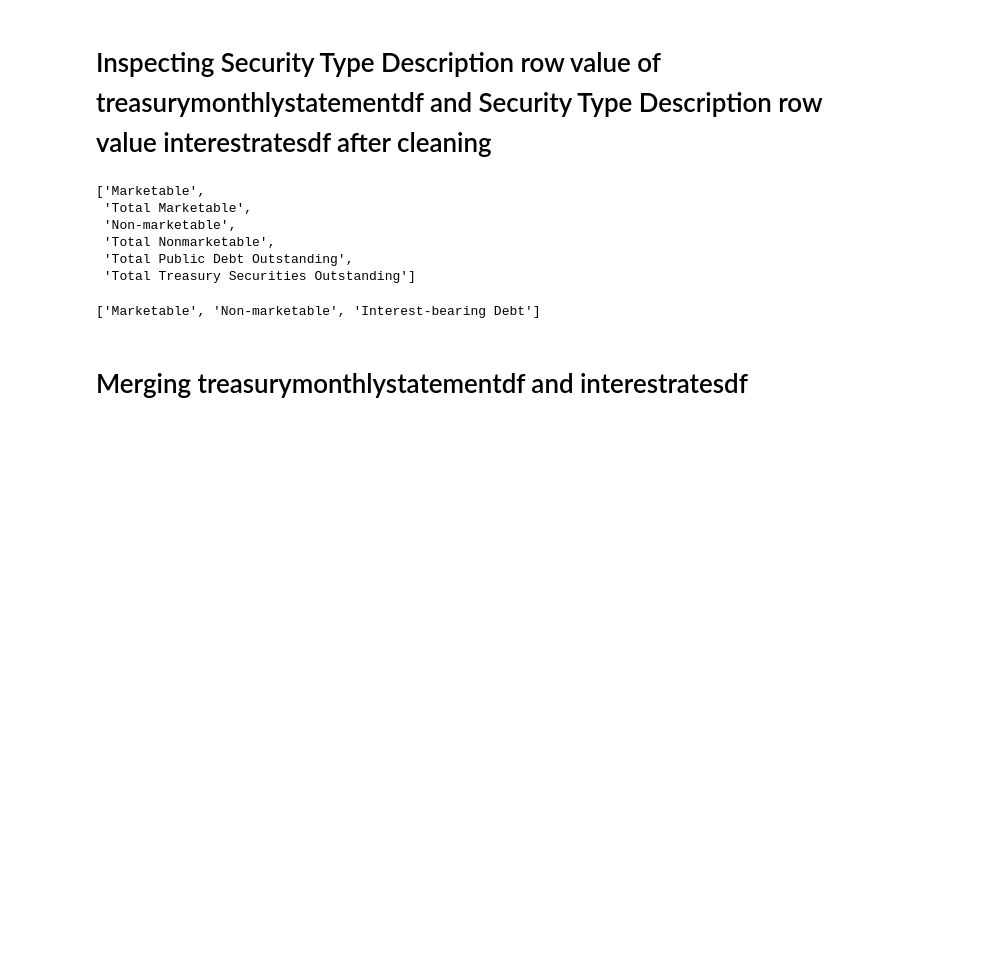
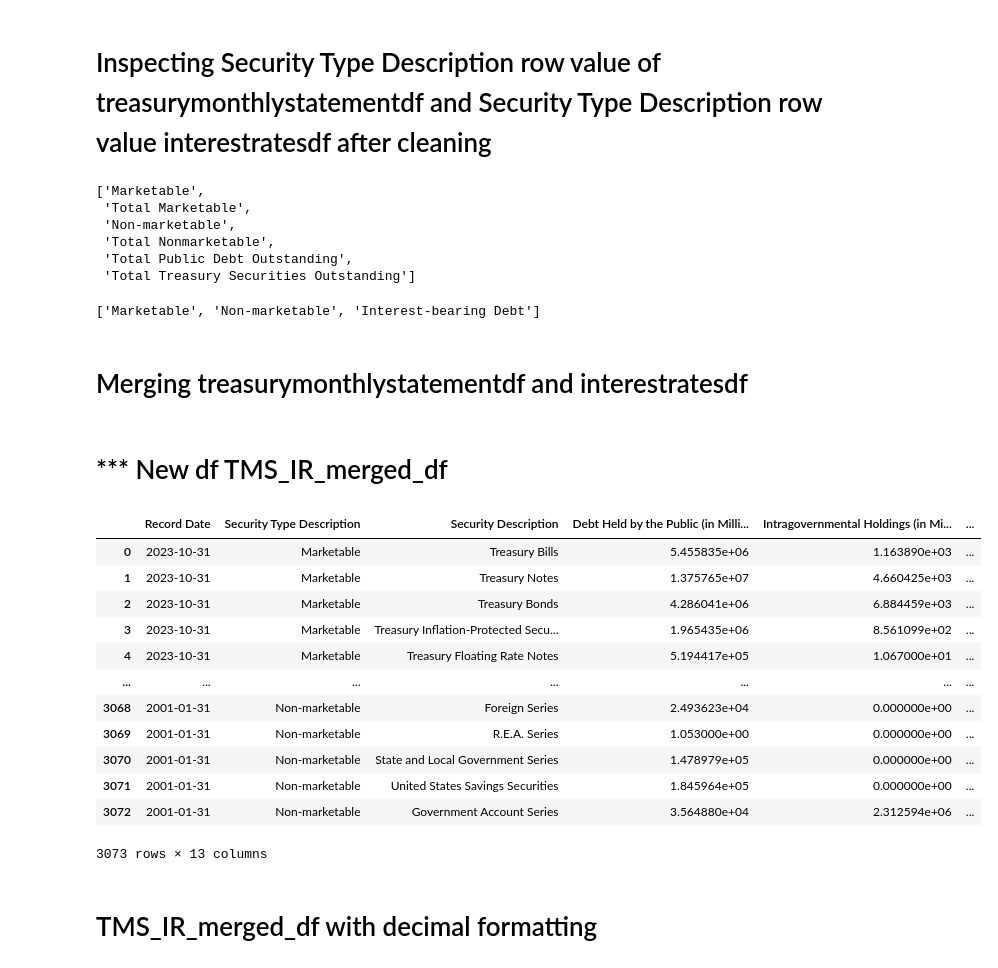
Before and after one commit to felabonte/DataMiningFinalProject, a Jupyter notebook: CS6220_DataMining_FinalProject.ipynb, the cells around one changed output. Saved outputs shown, nothing was run; the diff lists cells and outputs as text; code cells hidden in the pictures; blank space fills up the shorter version.

```diff
--- a/CS6220_DataMining_FinalProject.ipynb
+++ b/CS6220_DataMining_FinalProject.ipynb
@@ -786,3 +790,36 @@ security_type_IR_set
 ['Marketable', 'Non-marketable', 'Interest-bearing Debt']
 # %% [markdown]
 # Merging treasurymonthlystatementdf and interestratesdf
+# %%
+# Merge the two DataFrames on multiple columns ('ID' and 'Name')
+# New df was created with an inner join which returns records that have matching
+#     values in both tables
+TMS_IR_merged_df = pd.merge(treasurymonthlystatementdf, interestratesdf,
+                            on=['Security Type Description', 'Security Description',
+                                'Calendar Year', 'Calendar Quarter Number',
+                                'Calendar Month Number', 'Calendar Day Number', 'Fiscal Year',
+                                'Fiscal Quarter Number', 'Record Date'], how='inner')
+columns_to_drop = ['Source Line Number_x', 'Source Line Number_y']
+TMS_IR_merged_df.drop(columns=columns_to_drop, inplace=True)
+# %% [markdown]
+# *** New df TMS_IR_merged_df
+# %%
+# which is an inner join of treasurymonthlystatementdf and interestratesdf
+
+TMS_IR_merged_df
+# %% [output]
+|  | Record Date | Security Type Description | Security Description | Debt Held by the Public (in Milli... | Intragovernmental Holdings (in Mi... | ... |
+| 0 | 2023-10-31 | Marketable | Treasury Bills | 5.455835e+06 | 1.163890e+03 | ... |
+| 1 | 2023-10-31 | Marketable | Treasury Notes | 1.375765e+07 | 4.660425e+03 | ... |
+| 2 | 2023-10-31 | Marketable | Treasury Bonds | 4.286041e+06 | 6.884459e+03 | ... |
+| 3 | 2023-10-31 | Marketable | Treasury Inflation-Protected Secu... | 1.965435e+06 | 8.561099e+02 | ... |
+| 4 | 2023-10-31 | Marketable | Treasury Floating Rate Notes | 5.194417e+05 | 1.067000e+01 | ... |
+| ... | ... | ... | ... | ... | ... | ... |
+| 3068 | 2001-01-31 | Non-marketable | Foreign Series | 2.493623e+04 | 0.000000e+00 | ... |
+| 3069 | 2001-01-31 | Non-marketable | R.E.A. Series | 1.053000e+00 | 0.000000e+00 | ... |
+| 3070 | 2001-01-31 | Non-marketable | State and Local Government Series | 1.478979e+05 | 0.000000e+00 | ... |
+| 3071 | 2001-01-31 | Non-marketable | United States Savings Securities | 1.845964e+05 | 0.000000e+00 | ... |
+| 3072 | 2001-01-31 | Non-marketable | Government Account Series | 3.564880e+04 | 2.312594e+06 | ... |
+3073 rows × 13 columns
+# %% [markdown]
+# TMS_IR_merged_df with decimal formatting
```
Also changed, not shown: parts of 11 cells of this notebook.
